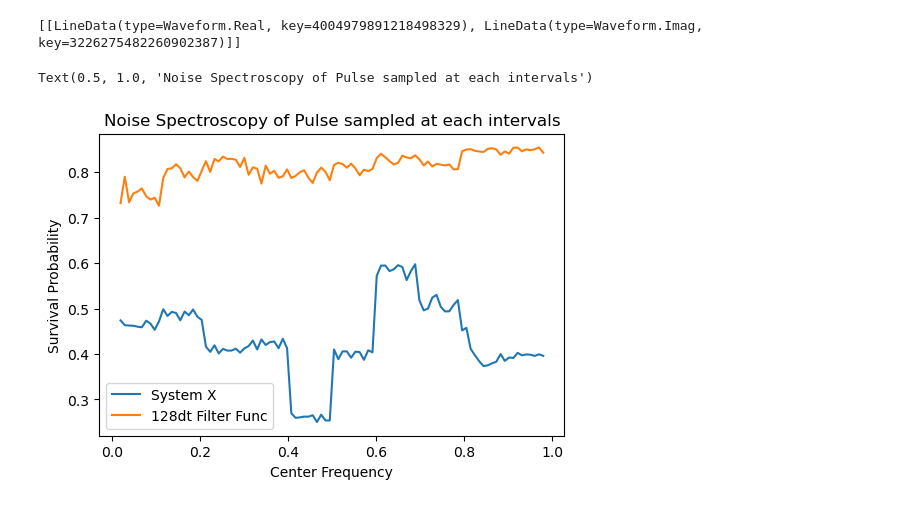
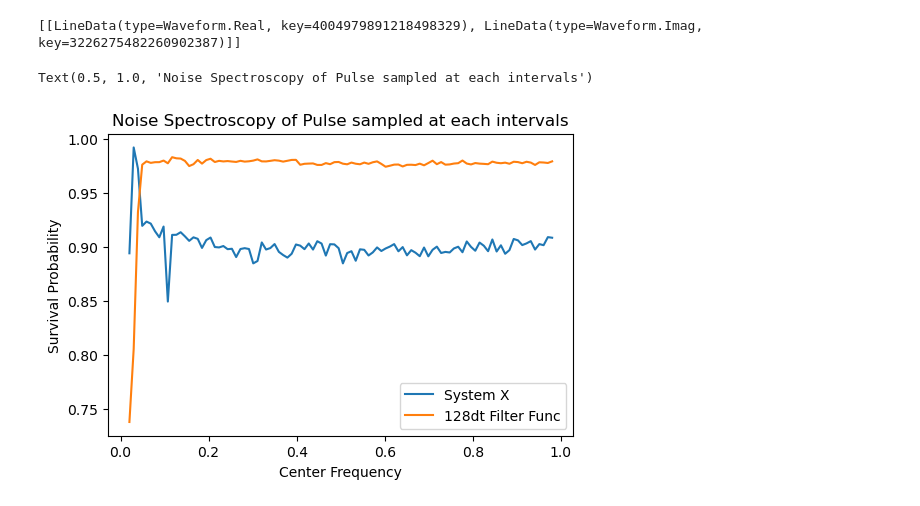
Before and after one commit to Fan-0/AQI2022, a Jupyter notebook: Summer 2022/July 25 Update.ipynb, the cells around one changed output. Saved outputs shown, nothing was run; the diff lists cells and outputs as text; code cells hidden in the pictures.

```diff
--- a/Summer 2022/July 25 Update.ipynb
+++ b/Summer 2022/July 25 Update.ipynb
@@ -230,9 +230,9 @@ def loadData(inp):
     dbfile.close()
     return db
 
-data_x = loadData('system_x_gate_comp.p')
-data_128t = loadData('128_dt_Spectrosopy_comparison_true.p')
-data_128f = loadData('128_dt_Spectrosopy_comparison_false.p')
+data_x = loadData('system_x_new.p')
+data_128t = loadData('128dt_fil_f_gate_comp.p')
+data_128f = loadData('128dt_fil_f_gate_comp.p')
 # %%
 import time
 data=loadData('FGRAFS_controls/FGRAFS-controls_N-64_zero-endpoints-True.p')
@@ -363,16 +365,16 @@ print(line_data_lists)
 # %%
 # import numpy as np
 import matplotlib.pyplot as plt
 fig = plt.figure(dpi=100)
 ax = fig.add_subplot(111)
-ax.plot(data_x['option 1'][0][:,0],data_x['option 1'][0][:,1]/4,label='System X')
-ax.plot(data_128t['option 1'][0][:,0],data_128t['option 1'][0][:,1]/4,label='128dt Filter Func')
+ax.plot(data_x['option 1'][0][:,0],data_x['option 1'][0][:,1]*1/(0.65/0.9),label='System X')
+ax.plot(data_128t['option 1'][0][:,0],data_128t['option 1'][0][:,1],label='128dt Filter Func')
 ax.legend()
 ax.set_ylabel('Survival Probability')
 ax.set_xlabel('Center Frequency')
 ax.set_title('Noise Spectroscopy of Pulse sampled at each intervals')
 # %% [output]
 Text(0.5, 1.0, 'Noise Spectroscopy of Pulse sampled at each intervals')
-[figure, old version]
+[figure, new version]
 # %%
 from qiskit import pulse
```
Also changed, not shown: parts of 6 cells of this notebook, 9 other files.
